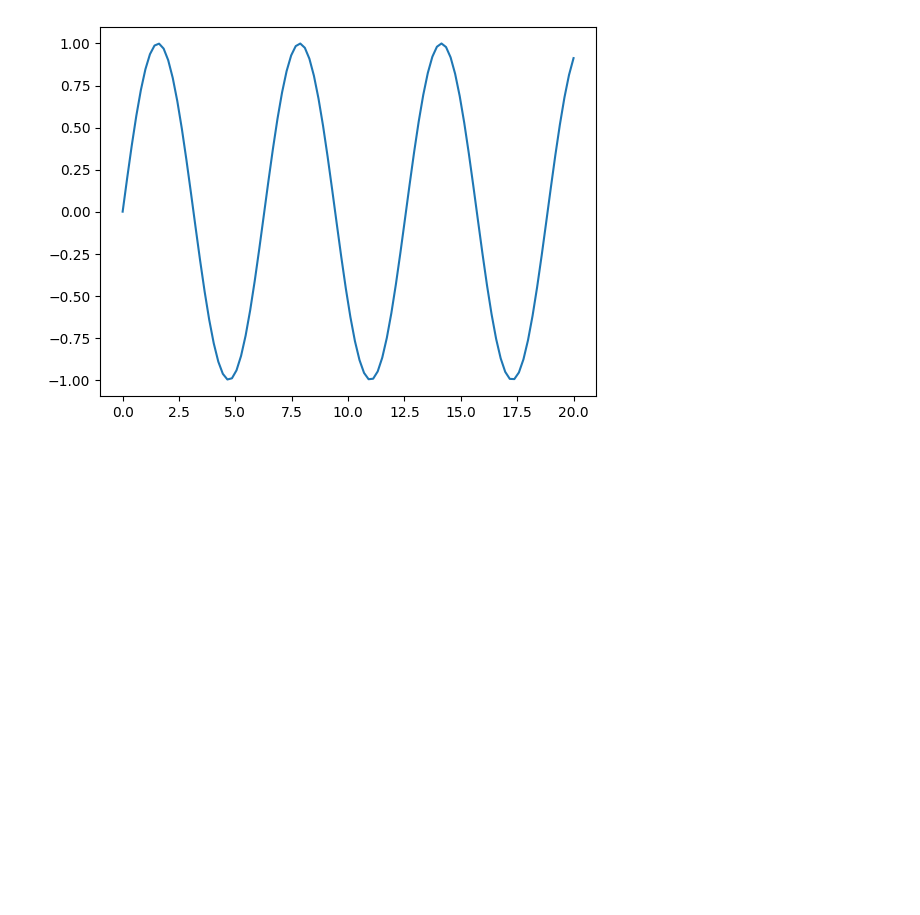
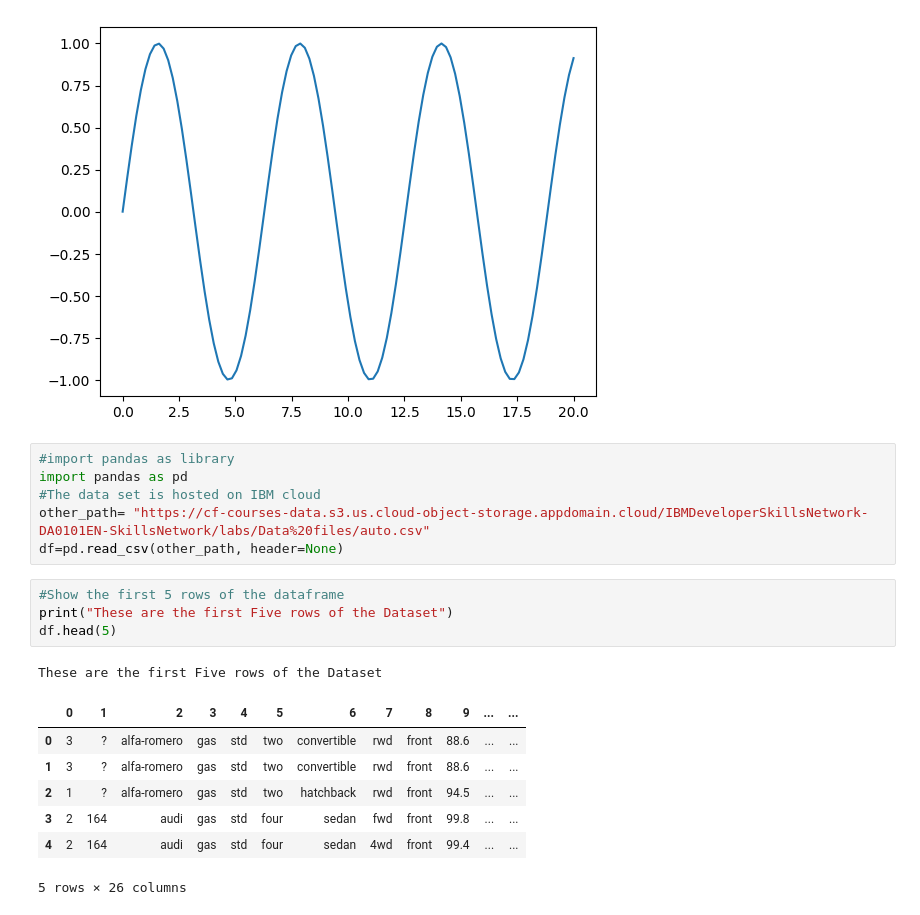
Before and after one commit to KennethNjuguna/Introduction-to-Jupyter-Notebooks, a Jupyter notebook: FirstJupyter.ipynb, the cells around one changed output. Drawn from its saved outputs; the diff is of its cells as text; blank space fills up the shorter version.

```diff
--- a/FirstJupyter.ipynb
+++ b/FirstJupyter.ipynb
@@ -46,3 +46,22 @@ plt.plot(x, np.sin(x))
 plt.show()
 # %% [output]
 [figure]
+# %%
+#import pandas as library
+import pandas as pd
+#The data set is hosted on IBM cloud
+other_path= "https://cf-courses-data.s3.us.cloud-object-storage.appdomain.cloud/IBMDeveloperSkillsNetwork-DA0101EN-SkillsNetwork/labs/Data%20files/auto.csv"
+df=pd.read_csv(other_path, header=None)
+# %%
+#Show the first 5 rows of the dataframe
+print("These are the first Five rows of the Dataset")
+df.head(5)
+# %% [output]
+These are the first Five rows of the Dataset
+|  | 0 | 1 | 2 | 3 | 4 | 5 | 6 | 7 | 8 | 9 | ... | ... |
+| 0 | 3 | ? | alfa-romero | gas | std | two | convertible | rwd | front | 88.6 | ... | ... |
+| 1 | 3 | ? | alfa-romero | gas | std | two | convertible | rwd | front | 88.6 | ... | ... |
+| 2 | 1 | ? | alfa-romero | gas | std | two | hatchback | rwd | front | 94.5 | ... | ... |
+| 3 | 2 | 164 | audi | gas | std | four | sedan | fwd | front | 99.8 | ... | ... |
+| 4 | 2 | 164 | audi | gas | std | four | sedan | 4wd | front | 99.4 | ... | ... |
+5 rows × 26 columns
```
